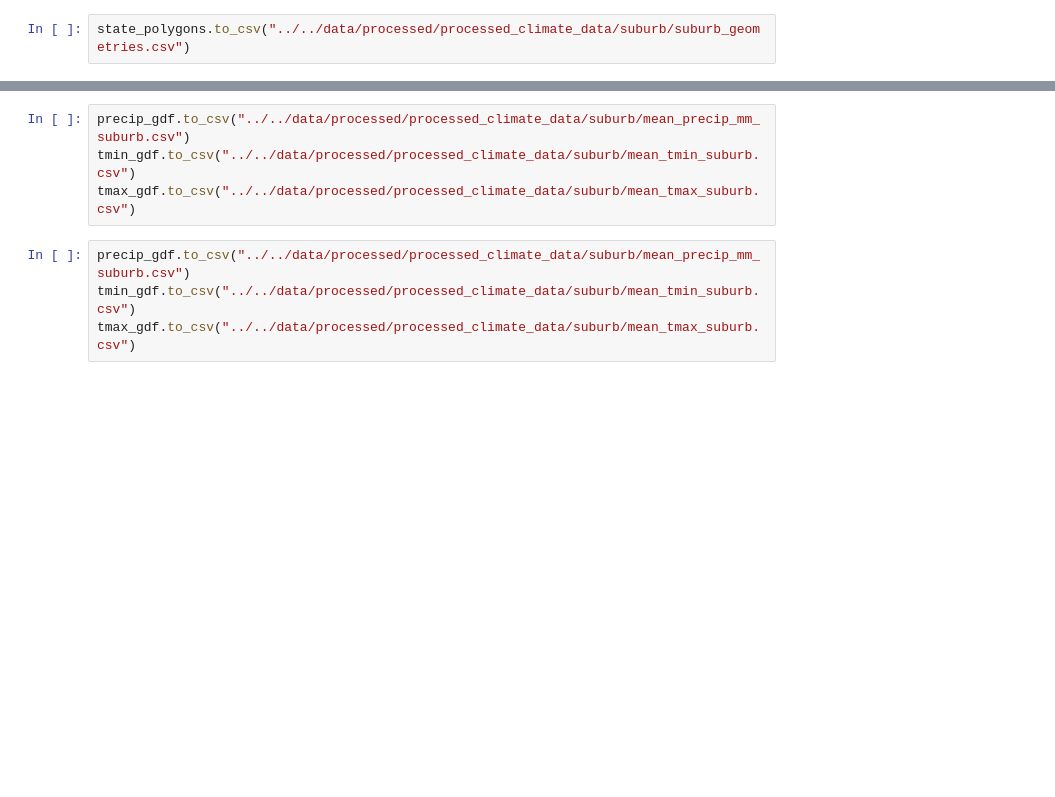
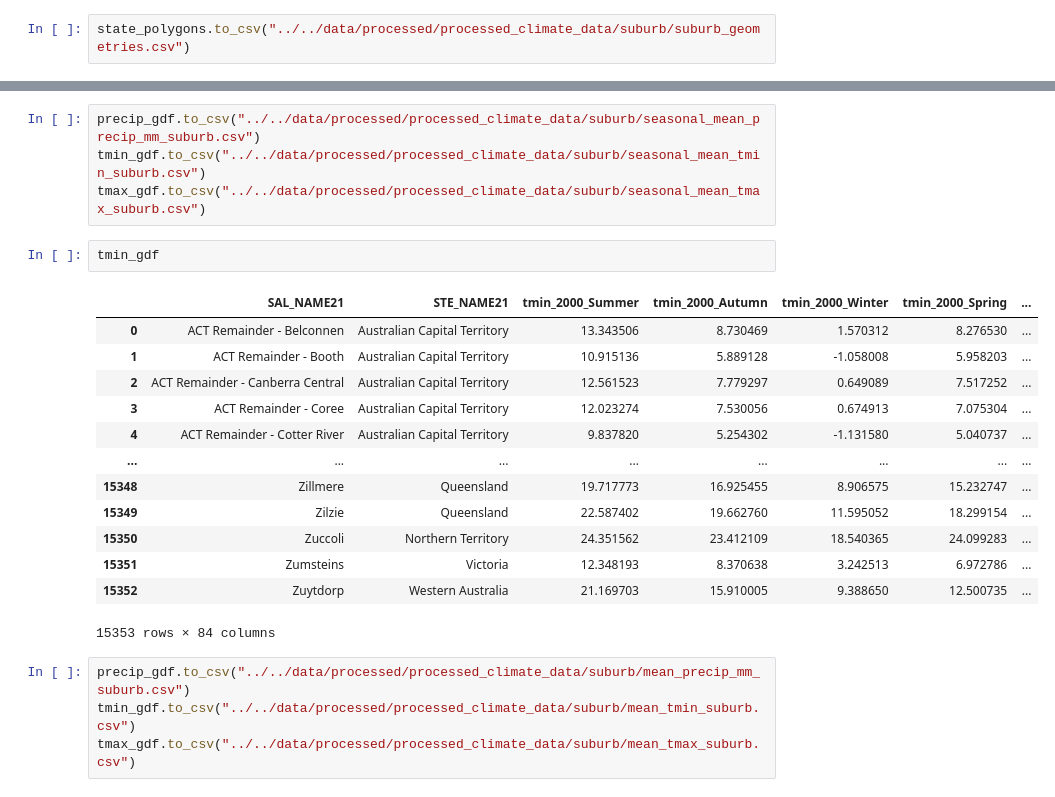
Before and after one commit to WyattJiang/2025_DataScienceProject2_DS07, a Jupyter notebook: data_gen/data_processing.ipynb, the cells around one changed output, grey strips where cells are left out. Cells and saved outputs as stored; diff of their text form; blank space fills up the shorter version.

```diff
--- a/data_gen/data_processing.ipynb
+++ b/data_gen/data_processing.ipynb
@@ -63,7 +108,23 @@ tmax_gdf = refactor_columns(tmax_gdf, "tmax")
 # %%
-precip_gdf.to_csv("../../data/processed/processed_climate_data/suburb/mean_precip_mm_suburb.csv")
-tmin_gdf.to_csv("../../data/processed/processed_climate_data/suburb/mean_tmin_suburb.csv")
-tmax_gdf.to_csv("../../data/processed/processed_climate_data/suburb/mean_tmax_suburb.csv")
+precip_gdf.to_csv("../../data/processed/processed_climate_data/suburb/seasonal_mean_precip_mm_suburb.csv")
+tmin_gdf.to_csv("../../data/processed/processed_climate_data/suburb/seasonal_mean_tmin_suburb.csv")
+tmax_gdf.to_csv("../../data/processed/processed_climate_data/suburb/seasonal_mean_tmax_suburb.csv")
+# %%
+tmin_gdf
+# %% [output]
+|  | SAL_NAME21 | STE_NAME21 | tmin_2000_Summer | tmin_2000_Autumn | tmin_2000_Winter | tmin_2000_Spring | ... |
+| 0 | ACT Remainder - Belconnen | Australian Capital Territory | 13.343506 | 8.730469 | 1.570312 | 8.276530 | ... |
+| 1 | ACT Remainder - Booth | Australian Capital Territory | 10.915136 | 5.889128 | -1.058008 | 5.958203 | ... |
+| 2 | ACT Remainder - Canberra Central | Australian Capital Territory | 12.561523 | 7.779297 | 0.649089 | 7.517252 | ... |
+| 3 | ACT Remainder - Coree | Australian Capital Territory | 12.023274 | 7.530056 | 0.674913 | 7.075304 | ... |
+| 4 | ACT Remainder - Cotter River | Australian Capital Territory | 9.837820 | 5.254302 | -1.131580 | 5.040737 | ... |
+| ... | ... | ... | ... | ... | ... | ... | ... |
+| 15348 | Zillmere | Queensland | 19.717773 | 16.925455 | 8.906575 | 15.232747 | ... |
+| 15349 | Zilzie | Queensland | 22.587402 | 19.662760 | 11.595052 | 18.299154 | ... |
+| 15350 | Zuccoli | Northern Territory | 24.351562 | 23.412109 | 18.540365 | 24.099283 | ... |
+| 15351 | Zumsteins | Victoria | 12.348193 | 8.370638 | 3.242513 | 6.972786 | ... |
+| 15352 | Zuytdorp | Western Australia | 21.169703 | 15.910005 | 9.388650 | 12.500735 | ... |
+15353 rows × 84 columns
 # %%
 precip_gdf.to_csv("../../data/processed/processed_climate_data/suburb/mean_precip_mm_suburb.csv")
 tmin_gdf.to_csv("../../data/processed/processed_climate_data/suburb/mean_tmin_suburb.csv")
```
Also changed, not shown: parts of 4 cells of this notebook.
